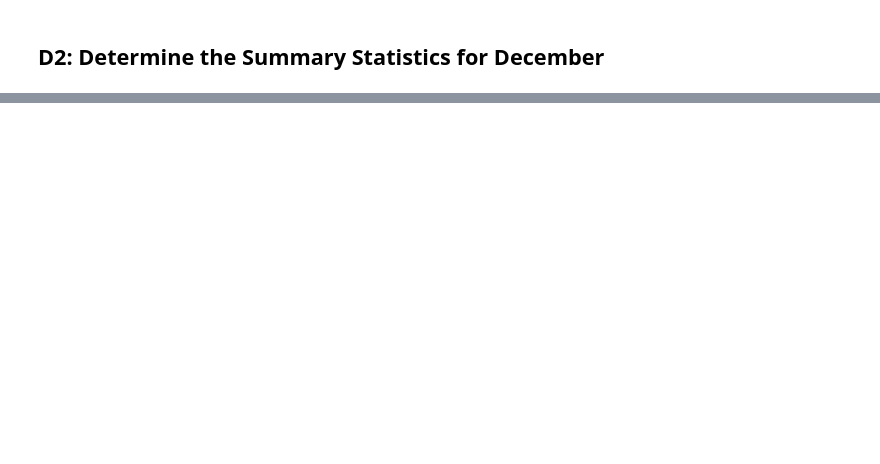
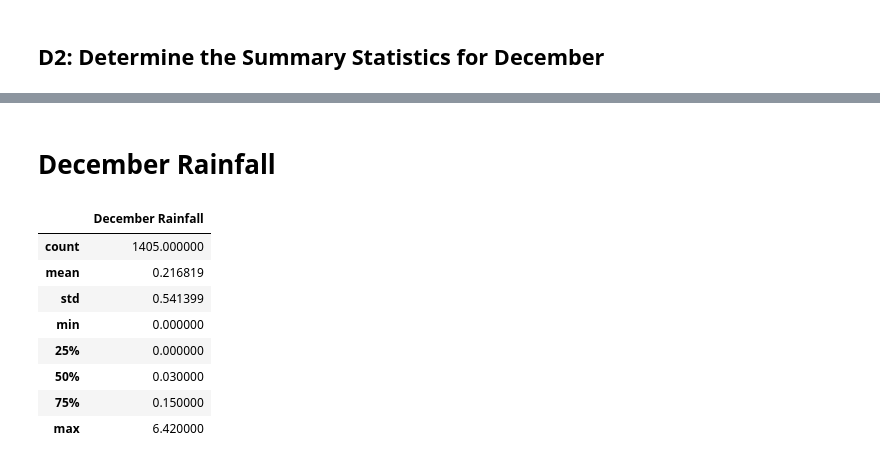
Before and after one commit to honoruru/surfs_up, a Jupyter notebook: SurfsUp_Challenge.ipynb, the cells around one changed output, grey strips where cells are left out. Saved outputs shown, nothing was run; the diff lists cells and outputs as text; code cells hidden in the pictures; blank space fills up the shorter version.

```diff
--- a/SurfsUp_Challenge.ipynb
+++ b/SurfsUp_Challenge.ipynb
@@ -87,0 +136,17 @@ df.describe()
+# %% [markdown]
+# December Rainfall
+# %%
+dec_results = session.query(Measurement).filter(extract('month', Measurement.date) == 12).all()
+dec_results_list = [rain.prcp for rain in dec_results]
+df = pd.DataFrame(dec_results_list, columns=['December Rainfall'])
+df.describe()
+# %% [output]
+|  | December Rainfall |
+| count | 1405.000000 |
+| mean | 0.216819 |
+| std | 0.541399 |
+| min | 0.000000 |
+| 25% | 0.000000 |
+| 50% | 0.030000 |
+| 75% | 0.150000 |
+| max | 6.420000 |
```
Also changed, not shown: parts of 20 cells of this notebook, 2 other files.
